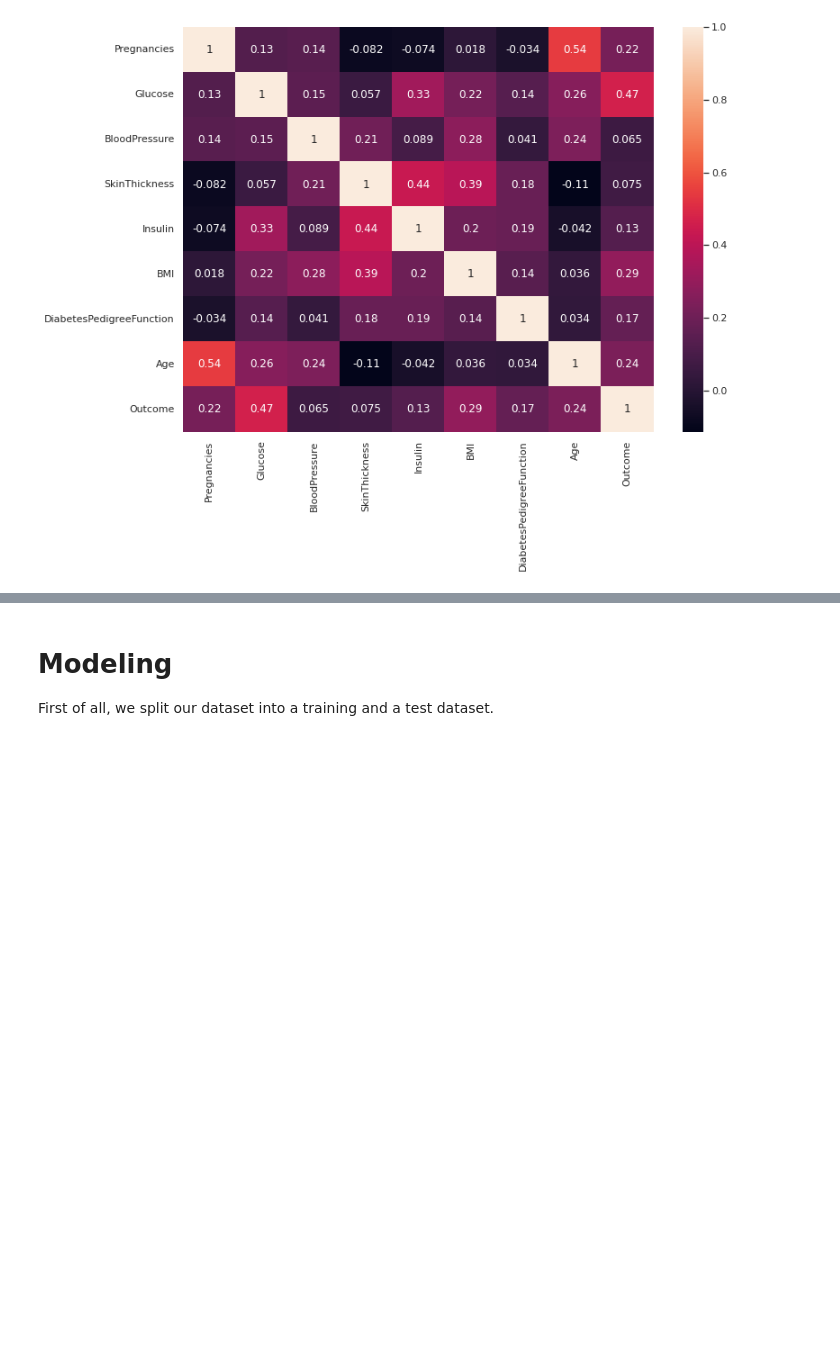
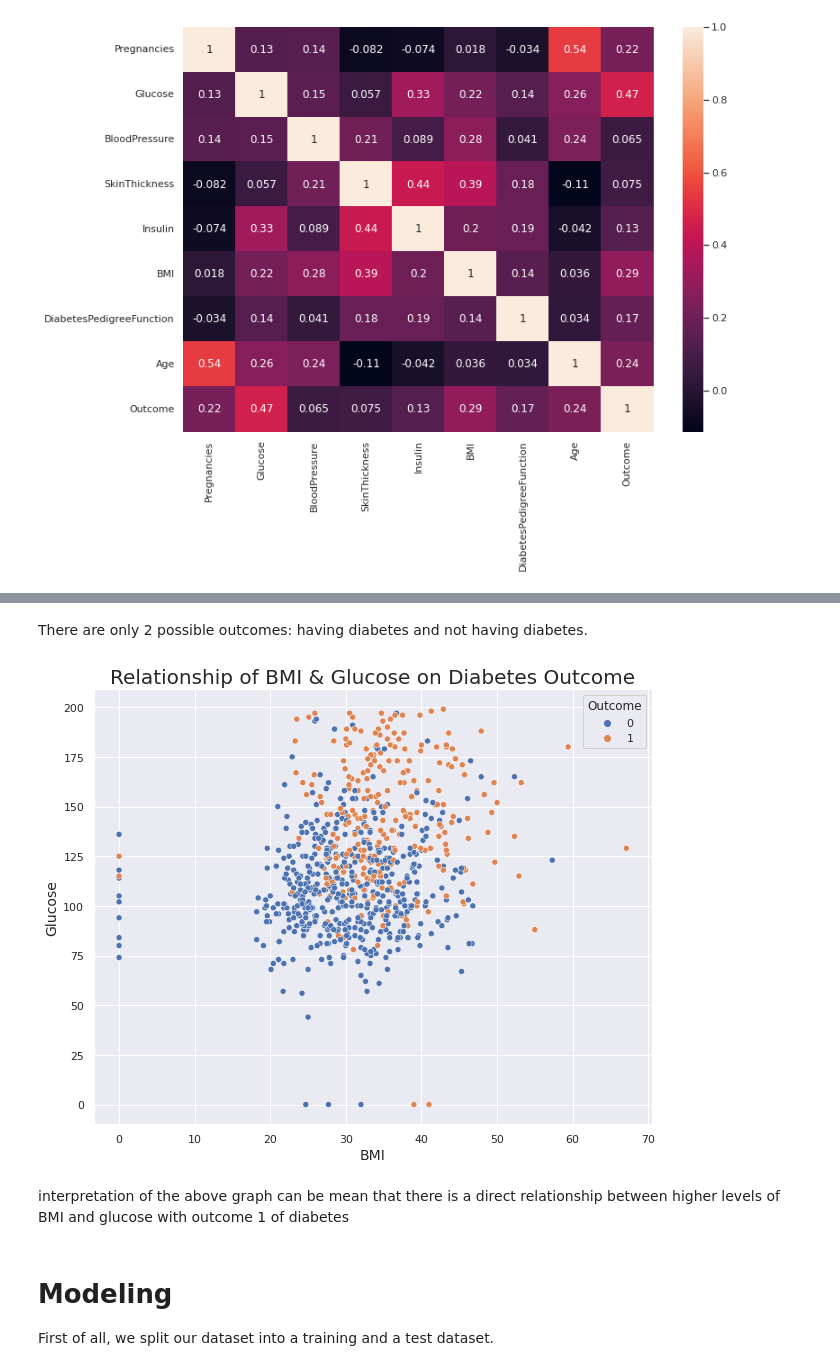
Before and after one commit to cechieh1/DSI, a Jupyter notebook: groupchallengewk14.ipynb, the cells around one changed output, grey strips where cells are left out. Drawn from its saved outputs; the diff is of its cells as text; code cells hidden in the pictures; blank space fills up the shorter version.

```diff
--- a/groupchallengewk14.ipynb
+++ b/groupchallengewk14.ipynb
@@ -121,3 +137,22 @@ sns.heatmap(df2.corr(),annot=True)
+# %% [markdown]
+There are only 2 possible outcomes: having diabetes and not having diabetes.
+# %%
+# scatterplot of pregnancies with age
+plt.figure(figsize=(10,8))
+
+x = df2['BMI'].values
+y = df2['Glucose'].values
+color = df2['Outcome']
+
+sns.scatterplot(x,y,hue=color)
+plt.title('Relationship of BMI & Glucose on Diabetes Outcome',fontsize=20)
+plt.xlabel('BMI',fontsize=14)
+plt.ylabel('Glucose',fontsize=14)
+plt.show()
+# %% [output]
+[figure, added]
+# %% [markdown]
+interpretation of the above graph can be mean that there is a direct relationship between higher levels of BMI and glucose with outcome 1 of diabetes
 # %% [markdown]
 # Modeling
 First of all, we split our dataset into a training and a test dataset.
```
Also changed, not shown: parts of 2 cells of this notebook.
